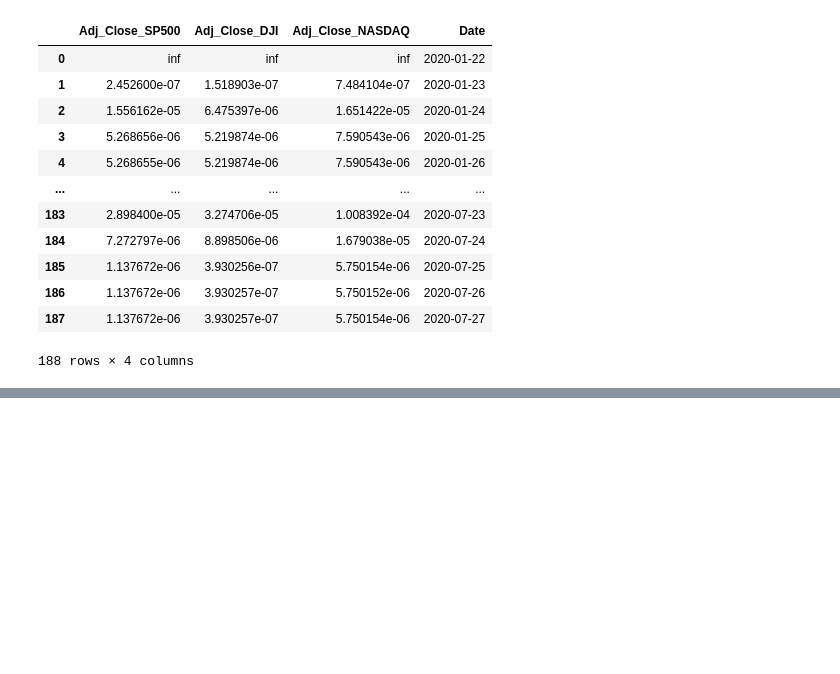
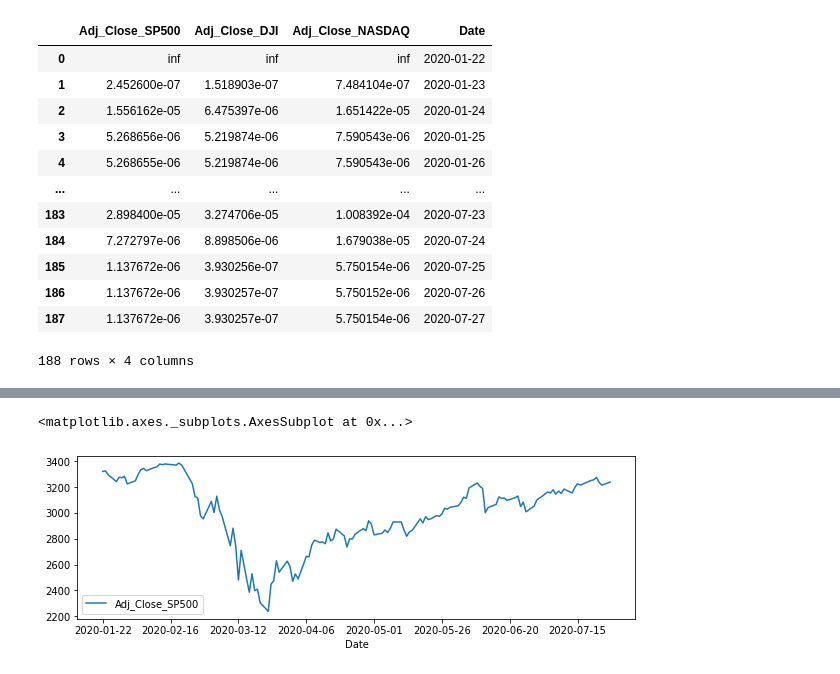
Before and after one commit to gandhimonil9823/Covid_Stock_Analysis, a Jupyter notebook: Covid_Stock.ipynb, the cells around one changed output, grey strips where cells are left out. Drawn from its saved outputs; the diff is of its cells as text; code cells hidden in the pictures; blank space fills up the shorter version.

```diff
--- a/Covid_Stock.ipynb
+++ b/Covid_Stock.ipynb
@@ -406,0 +446,5 @@ vol
+# %%
+df_snp500.plot(figsize=(10, 3))
+# %% [output]
+<matplotlib.axes._subplots.AxesSubplot at 0x...>
+[figure, added]
```
Also changed, not shown: parts of 18 cells of this notebook.
